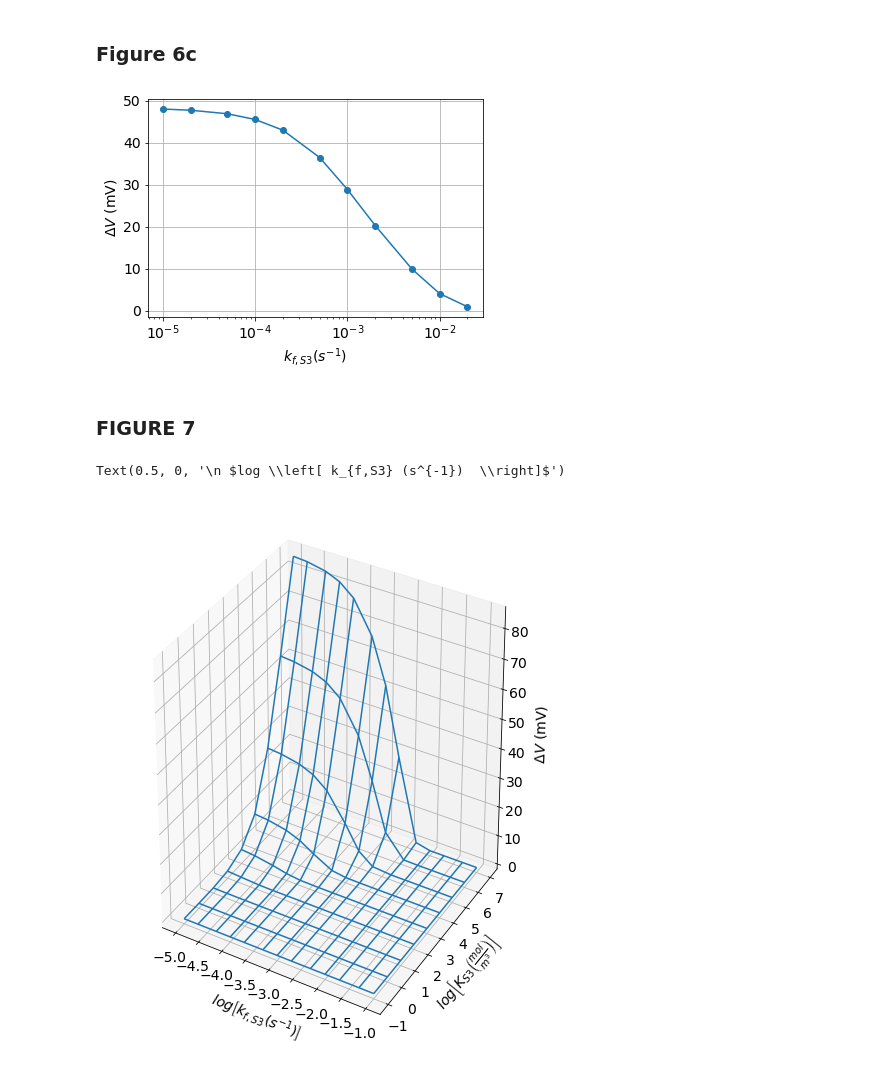
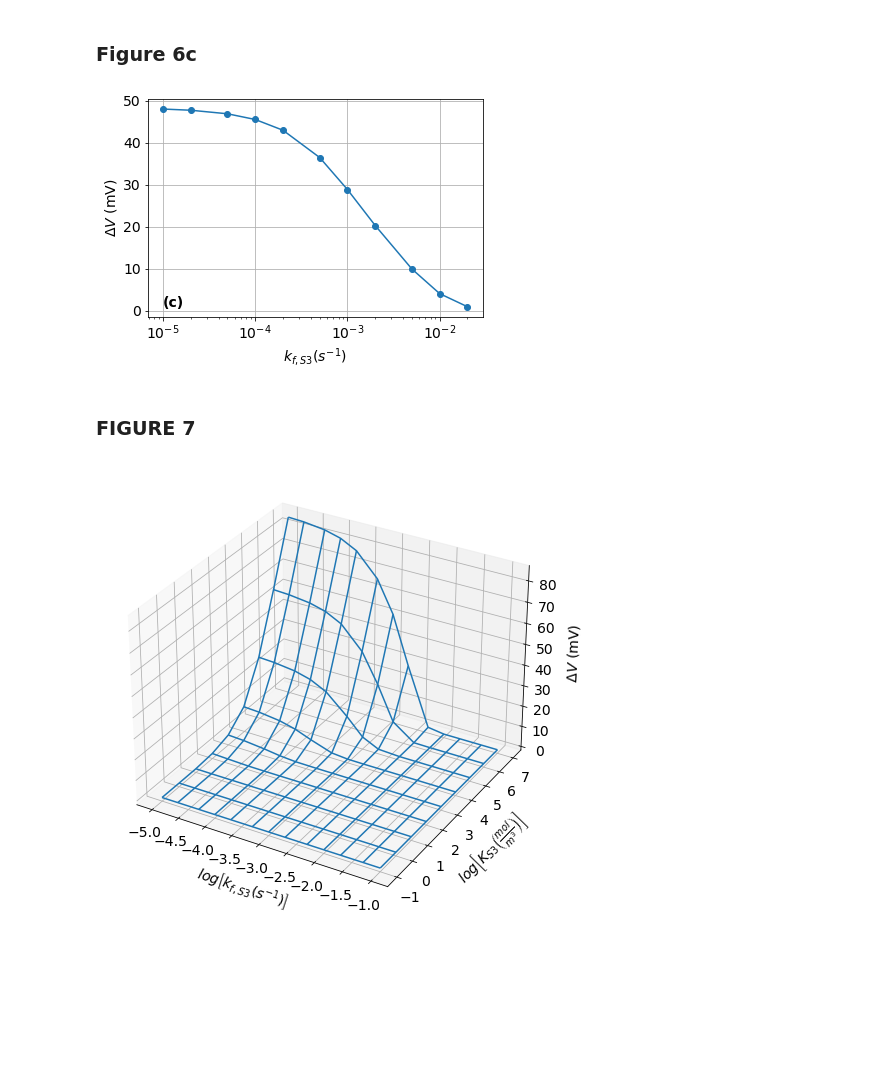
Before and after one commit to linnetteteo/LiS-thermo-equilibria-manuscript, a Jupyter notebook: jupyter_notebooks/FiguresForPaper-github.ipynb, the cells around one changed output. Cells and saved outputs as stored; diff of their text form; code cells hidden in the pictures; blank space fills up the shorter version.

Commit message:
update figures and nb

```diff
--- a/jupyter_notebooks/FiguresForPaper-github.ipynb
+++ b/jupyter_notebooks/FiguresForPaper-github.ipynb
@@ -491,12 +547,16 @@ plt.grid()
 # %% [markdown]
 ### Figure 6c
 # %%
+# PLOT RELAXATION VOLTAGE WITH RATE CONSTANT
 plt.semilogx((kfS3_arr),(kfS3_deltaV_mat*1000), 'o-')
 plt.ylabel("$\Delta V$ (mV)")
 plt.xlabel("$k_{f,S3} (s^{-1}) $")
 plt.grid()
+
+plt.text(1e-5,1,"(c)",weight="bold")
+plt.savefig("../figures/Fig6c.png",dpi=400)
 # %% [output]
-[figure, old version]
+[figure, new version]
 # %% [markdown]
 ### FIGURE 7
 # %%
@@ -523,21 +583,22 @@ for kfS3 in kfS3_arr:
 # %%
 # EQUILIBRIUM THERMO DATA - TIE LINES
 x, y = np.log10(kk_deltaV_mat[:,1]).reshape(13,9), np.log10(kk_deltaV_mat[:,2]).reshape(13,9)  #kfS3 x KS3
 z = kk_deltaV_mat[:,0].reshape(13,9)*1000
 
 from mpl_toolkits.mplot3d import axes3d
 plt.rcParams.update({'font.size': 14})
 
-fig = plt.figure(figsize=(8,10))
+fig = plt.figure(figsize=(8,12))
 ax = fig.add_subplot(111, projection='3d')
 ax.plot_wireframe(x,y,z)
 
 # plt.legend()
 plt.grid()
 # plt.xlim(1,1e7)
 ax.set_zlabel("\n $\Delta V$ (mV)")
 ax.set_ylabel("\n $log \\left[ K_{S3} \\left(\\frac{mol}{m^3}\\right) \\right]$")
 ax.set_xlabel("\n $log \\left[ k_{f,S3} (s^{-1})  \\right]$")
+
+plt.savefig("../figures/Fig7.png",dpi=400)
 # %% [output]
-Text(0.5, 0, '\n $log \\left[ k_{f,S3} (s^{-1})  \\right]$')
-[figure, old version]
+[figure, new version]
```
Also changed, not shown: parts of 18 cells of this notebook, 18 other files.
